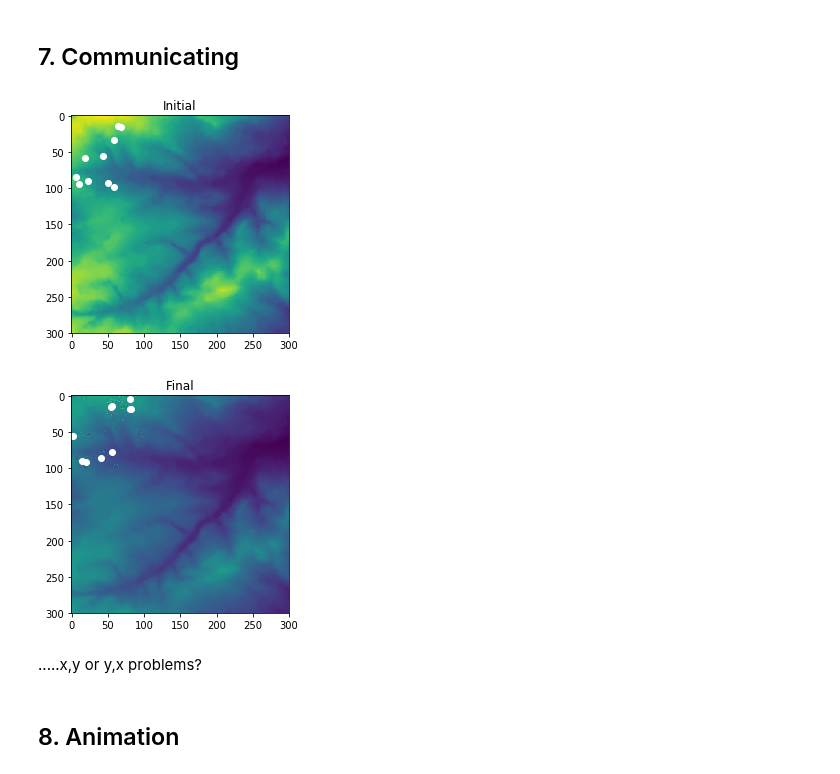
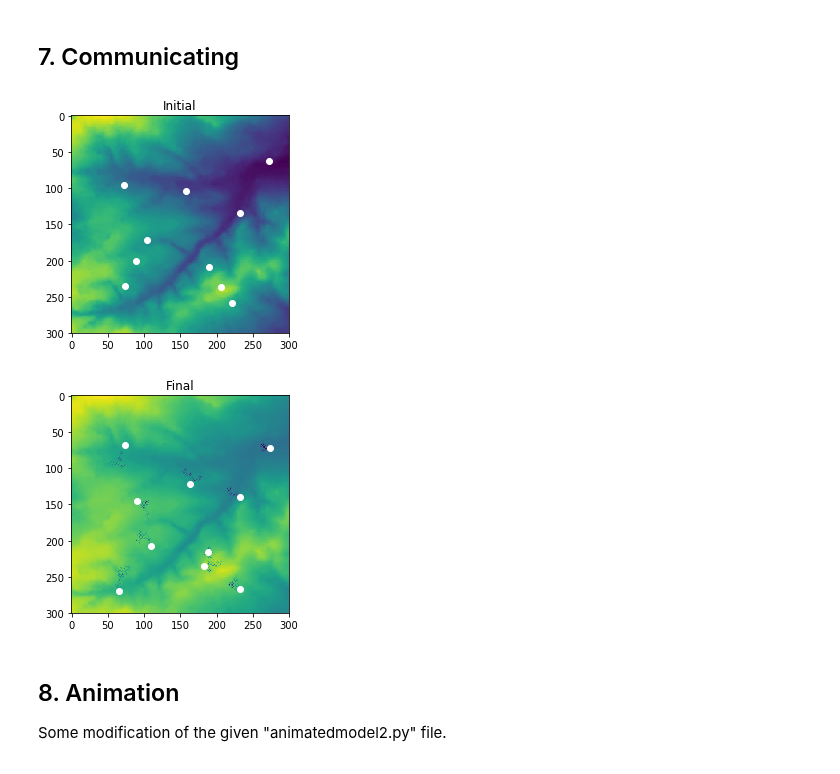
Before and after one commit to amiraliemami/SheepSim, a Jupyter notebook: Jupyter Workbook.ipynb, the cells around one changed output. Drawn from its saved outputs; the diff is of its cells as text; code cells hidden in the pictures.

```diff
--- a/Jupyter Workbook.ipynb
+++ b/Jupyter Workbook.ipynb
@@ -302,11 +287,6 @@ print(agent_1.get_x(), agent_1.get_y())
 # %% [markdown]
 #### Testing (from Lectures)
 # %%
-import random
-import operator
-import matplotlib.pyplot as plt
-import agentframework
-
 def distance_between(agents_row_a, agents_row_b):
     return (((agents_row_a.get_x() - agents_row_b.get_x())**2) +
     ((agents_row_a.get_y() - agents_row_b.get_y())**2))**0.5
@@ -317,7 +297,7 @@ agents = []
 
 # Make the agents
 for i in range(num_of_agents):
-    agents.append(agentframework.Agent([],[]))
+    agents.append(af.Agent([],[]))
 
 # Move the agents
 for j in range(num_of_iterations):
@@ -393,10 +370,6 @@ plt.show()
 # %% [markdown]
 Eating...
 # %%
-import agentframework as af
-import random
-import numpy as np
-import matplotlib.pyplot as plt
 random.seed(100)
 
 #### INITIALISE
@@ -420,7 +393,7 @@ for _ in range(num_of_agents):
 # plot initial positions
 np_agents = np.array([[agent.get_x(),agent.get_y()] for agent in agents])
 plt.scatter(np_agents[:,0],np_agents[:,1],c='white',label='Initial')
-plt.imshow(environment)
+plt.imshow(environment, cmap='YlGn', vmin=0, vmax=250)
 plt.title('Initial')
 plt.show()
 
@@ -429,13 +402,13 @@ plt.show()
 num_steps = 200
 for _ in range(num_steps):
     for i in range(len(agents)):
-        agents[i].move()
+        agents[i].move(optimised=False)
         agents[i].eat()
 
 # plot final positions
 np_agents_new = np.array([[agent.get_x(),agent.get_y()] for agent in agents])
 plt.scatter(np_agents_new[:,0],np_agents_new[:,1],c='white',label='Final')
-plt.imshow(environment)
+plt.imshow(environment, cmap='YlGn', vmin=0, vmax=250)
 
 plt.title('Final')
 plt.show()
@@ -459,10 +432,6 @@ pd.Series(stores).to_csv('data/stores.txt')
 # %% [markdown]
 ## 7. Communicating
 # %%
-import agentframework as af
-import random
-import numpy as np
-import matplotlib.pyplot as plt
 random.seed(100)
 
 # global variables
@@ -489,46 +458,43 @@ for _ in range(num_of_agents):
     # the agents list will update, and since only a link is given to the agents,
     # everyone will get a full list
 
 # TEST each agent has list of others
-# print(agents[0].agents[6].x,agents[0].agents[6].y)
-# print(agents[6].x,agents[6].y)
-#agents[0].share_with_neighbours(neighbourhood)
+# print(agents[0].agents[6].get_x(),agents[0].agents[6].get_y())
+# print(agents[6].get_x(),agents[6].get_y())
+# agents[0].share_with_neighbours(neighbourhood)
 
 # plot initial positions
-np_agents = np.array([[agent.x,agent.y] for agent in agents])
+np_agents = np.array([[agent.get_x(),agent.get_y()] for agent in agents])
 plt.scatter(np_agents[:,0],np_agents[:,1],c='white',label='Initial')
 plt.imshow(environment)
 # plt.ylim(0, 100)
 # plt.xlim(0, 100)
 plt.title('Initial')
 plt.show()
 
 
 ### MOVE AND EAT
 
 for _ in range(num_steps):
 
     random.shuffle(agents) # shuffle agents before each iteration
     for i in range(len(agents)):
-        agents[i].move()
+        agents[i].move(optimised=False)
         agents[i].eat()
         agents[i].share_with_neighbours(neighbourhood)
 
 # plot final positions
-np_agents_new = np.array([[agent.x,agent.y] for agent in agents])
+np_agents_new = np.array([[agent.get_x(),agent.get_y()] for agent in agents])
 plt.scatter(np_agents_new[:,0],np_agents_new[:,1],c='white',label='Final')
 plt.imshow(environment)
 
 plt.title('Final')
-#plt.legend()
-# plt.ylim(0, 100)
-# plt.xlim(0, 100)
 plt.show()
 # %% [output]
-[figure, old version]
+[figure, new version]
-[figure, old version]
+[figure, new version]
-# %% [markdown]
-.....x,y or y,x problems?
-# %% [markdown]
-## 8. Animation
+# %% [markdown]
+## 8. Animation
+
+Some modification of the given "animatedmodel2.py" file.
 # %%
```
Also changed, not shown: parts of 18 cells of this notebook, 3 other files.
